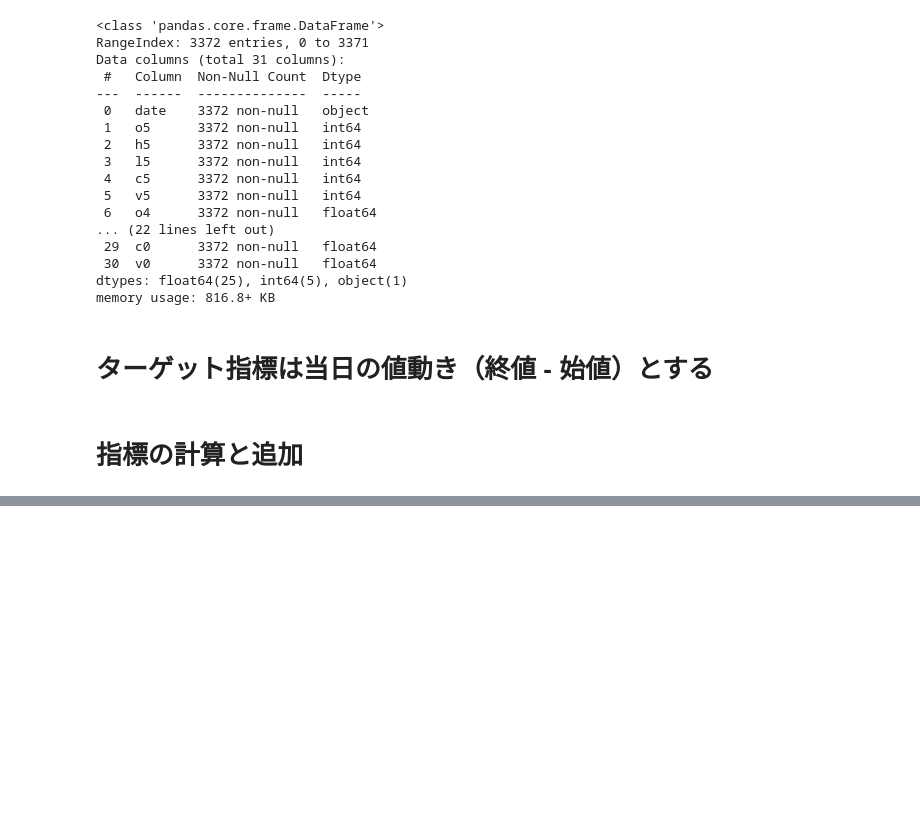
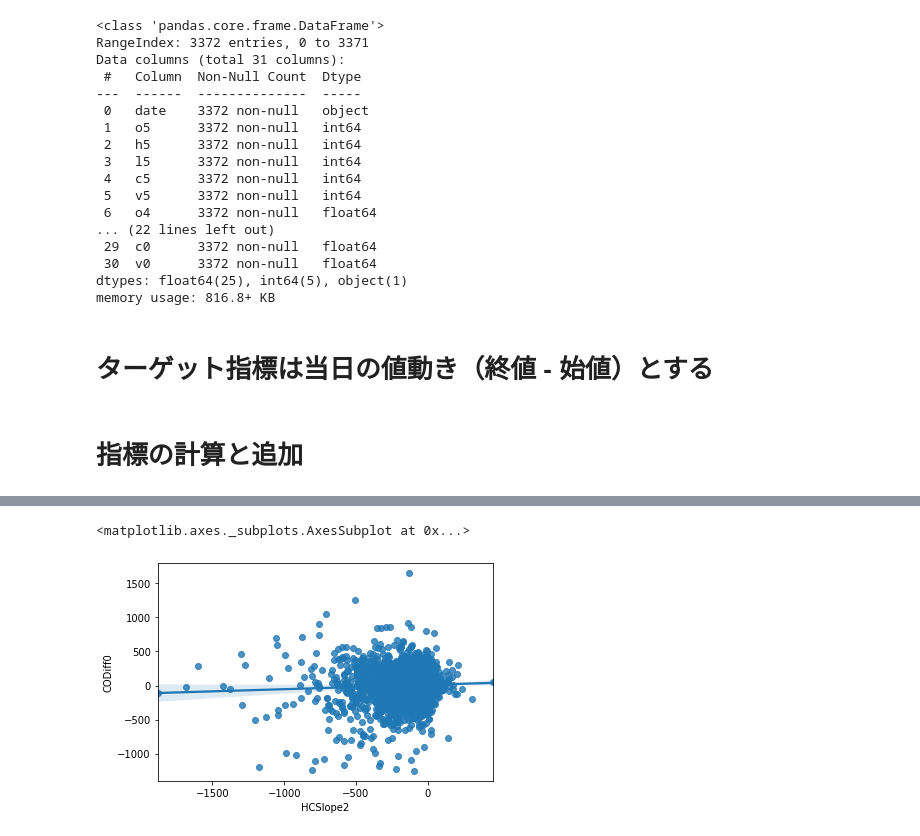
Before and after one commit to tmtlu/traiding-sandbox, a Jupyter notebook: NIKKEI225mini-EDA-05-correlation-analysis.ipynb, the cells around one changed output, grey strips where cells are left out. Cells and saved outputs as stored; diff of their text form; code cells hidden in the pictures; blank space fills up the shorter version.

```diff
--- a/NIKKEI225mini-EDA-05-correlation-analysis.ipynb
+++ b/NIKKEI225mini-EDA-05-correlation-analysis.ipynb
@@ -205,0 +253,7 @@ for x_label in dfp.columns:
+# %%
+# HCSlope2とCODiff0は正相関
+# つまり、2日前における（高値 - その前日の終値）が大きいほど当日の値動きが正方向に大きいということ
+sns.regplot('HCSlope2', 'CODiff0', data=dfp)
+# %% [output]
+<matplotlib.axes._subplots.AxesSubplot at 0x...>
+[figure, added]
```
Also changed, not shown: parts of 14 cells of this notebook.
